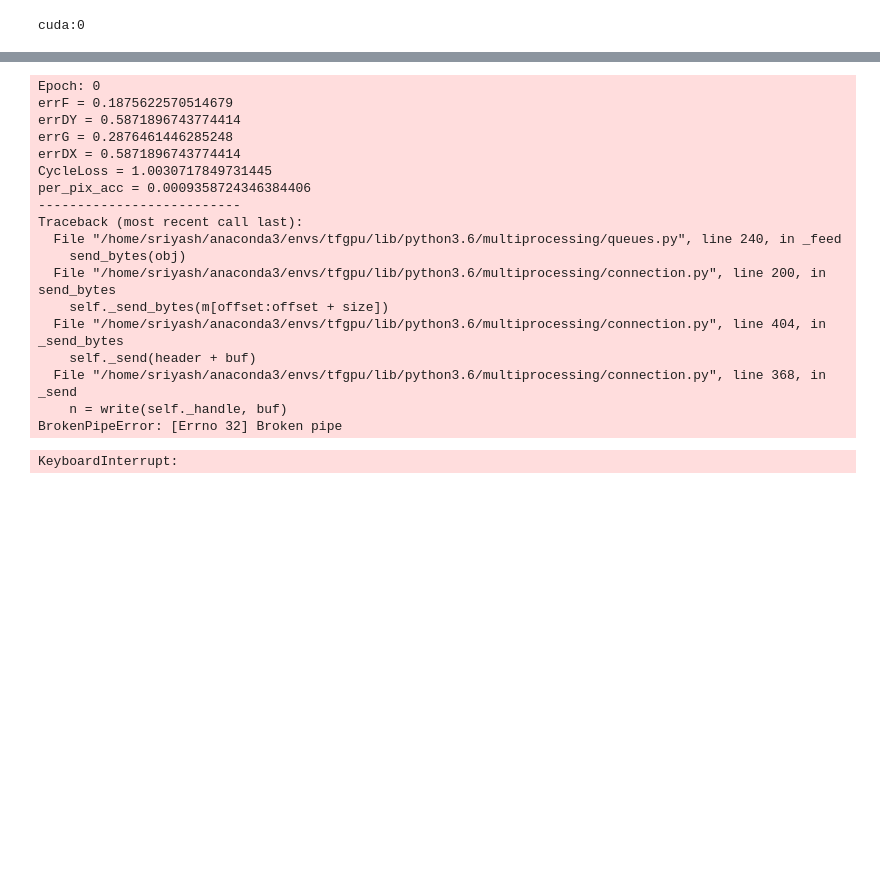
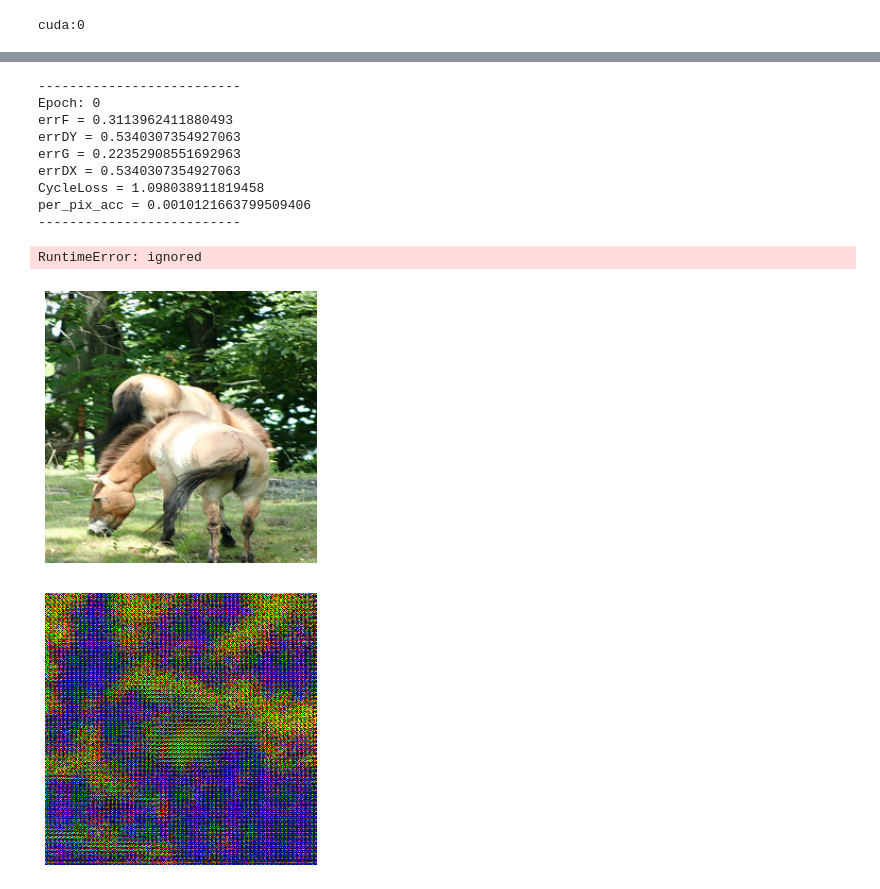
Before and after one commit to sriyash421/CycleGAN, a Jupyter notebook: CycleGAN.ipynb, the cells around one changed output, grey strips where cells are left out. Cells and saved outputs as stored; diff of their text form; code cells hidden in the pictures; blank space fills up the shorter version.

```diff
--- a/CycleGAN.ipynb
+++ b/CycleGAN.ipynb
@@ -72,6 +44,7 @@ tensor(0.9922) tensor(-0.9765)
 # %%
 device = torch.device("cuda:0" if (torch.cuda.is_available()) else 'cpu')
 print(device)
+pool_size = 50
 # %% [output]
 cuda:0
 # %%
@@ -215,3 +183,17 @@ def get_cycle_loss(X, Y):
     loss = torch.abs(X-Y).mean()
     accuracy = (torch.abs(X-Y)<0.002).float().mean()
     return loss, accuracy
+
+def get_fake(image, fake_pool) :
+    if len(fake_pool) < pool_size :
+        fake_pool.append(image)
+        return image
+    else :
+        p = random.random()
+        if p > 0.5:
+            random_id = random.randint(0,pool_size-1)
+            temp = fake_pool[random_id]
+            fake_pool[random_id] = image
+            return temp
+        else :
+            return image
@@ -218,5 +205,5 @@ def get_cycle_loss(X, Y):
 # %%
-lambda_ = lambda x : x - 1e-6
+lambda_ = lambda x : x - (lr/num_epochs)
 schedulerF = optim.lr_scheduler.LambdaLR(optF, lr_lambda=lambda_)
 schedulerG = optim.lr_scheduler.LambdaLR(optG, lr_lambda=lambda_)
 schedulerY = optim.lr_scheduler.LambdaLR(optY, lr_lambda=lambda_)
@@ -225,12 +212,13 @@ G_losses = []
 F_losses = []
 accuracies = []
 # %%
-num_epochs = 100
+fake_pool_X = []
+fake_pool_Y = []
 F.train()
 G.train()
 D_X.train()
 D_Y.train()
-for epoch in tqdm.trange(num_epochs) :
+for epoch in tqdm.trange(num_epochs*2) :
     show=True
     for i, (X, Y) in enumerate(dataloader) :
         optX.zero_grad()
@@ -241,18 +229,18 @@ for epoch in tqdm.trange(num_epochs) :
         X = torch.FloatTensor(X[0]).to(device) #real X
         Y = torch.FloatTensor(Y[0]).to(device) #real Y
 
-        Y_ = F(X) #fake Y
-        X_ = G(Y) #fake X
+        Y_ = F(X)  #fake Y
+        X_ = G(Y)  #fake X
 
         rec_X = G(Y_)
         rec_Y = F(X_)
 
-        errD_X = get_loss(D_X, X, 1)+get_loss(D_X, X_.detach(), 0)
-        errD_Y = get_loss(D_Y, Y, 1)+get_loss(D_Y, Y_.detach(), 0)
+        errD_X = get_loss(D_X, X, 1)+get_loss(D_X, get_fake(X_, fake_pool_X).detach(), 0)
+        errD_Y = get_loss(D_Y, Y, 1)+get_loss(D_Y, get_fake(Y_, fake_pool_Y).detach(), 0)
 
         D_loss = (errD_X+errD_Y)*0.5
 
-        D_loss.backward()
+        D_loss.backward(retain_graph=True)
         optX.step()
         optY.step()
 
@@ -267,56 +255,49 @@ for epoch in tqdm.trange(num_epochs) :
 
         G_loss = errF+errG+10*(cycle_lossX+cycle_lossY)+(identity_lossX+identity_lossY)
 
-        G_loss.backward()
+        G_loss.backward(retain_graph=True)
         optF.step()
         optG.step()
 
         F_losses.append((errF, errD_Y))
         G_losses.append((errG, errD_X))
         accuracies.append(accuracy)
 
         if i%500==0 :
             print("--------------------------")
             print("Epoch: {} \nerrF = {} \nerrDY = {} \nerrG = {} \nerrDX = {}\nCycleLoss = {}\nper_pix_acc = {}".format(epoch, errF,errD_Y,errG,errD_Y,cycle_loss, accuracy))
             print("--------------------------")
-#         if show:
-#             show_images(X)
-#             show_images(Y_.detach())
-#             show=False
+        if show:
+            show_images(X)
+            show_images(Y_.detach())
+            show=False
 
     if epoch%20==0:
         path="model_2_{}".format(epoch)
         torch.save({
             'F':F.state_dict(),
             'G':G.state_dict(),
             'D_X':D_X.state_dict(),
             'D_Y':D_Y.state_dict(),
             },path)
-    if epoch>100:
+    if epoch>=100:
         schedulerX.step()
         schedulerY.step()
         schedulerF.step()
         schedulerG.step()
 # %% [output]
+--------------------------
 Epoch: 0
-errF = 0.1875622570514679
-errDY = 0.5871896743774414
-errG = 0.2876461446285248
-errDX = 0.5871896743774414
-CycleLoss = 1.0030717849731445
-per_pix_acc = 0.0009358724346384406
+errF = 0.3113962411880493
+errDY = 0.5340307354927063
+errG = 0.22352908551692963
+errDX = 0.5340307354927063
+CycleLoss = 1.098038911819458
+per_pix_acc = 0.0010121663799509406
 --------------------------
-Traceback (most recent call last):
-  File "/home/sriyash/anaconda3/envs/tfgpu/lib/python3.6/multiprocessing/queues.py", line 240, in _feed
-    send_bytes(obj)
-  File "/home/sriyash/anaconda3/envs/tfgpu/lib/python3.6/multiprocessing/connection.py", line 200, in send_bytes
-    self._send_bytes(m[offset:offset + size])
-  File "/home/sriyash/anaconda3/envs/tfgpu/lib/python3.6/multiprocessing/connection.py", line 404, in _send_bytes
-    self._send(header + buf)
-  File "/home/sriyash/anaconda3/envs/tfgpu/lib/python3.6/multiprocessing/connection.py", line 368, in _send
-    n = write(self._handle, buf)
-BrokenPipeError: [Errno 32] Broken pipe
-KeyboardInterrupt:
+RuntimeError: ignored
+[figure, added]
+[figure, added]
 # %%
 plt.figure(figsize=(10,5))
 plt.title("X -> Y : Generator and Discriminator Loss During Training")
```
Also changed, not shown: parts of 10 cells of this notebook.
